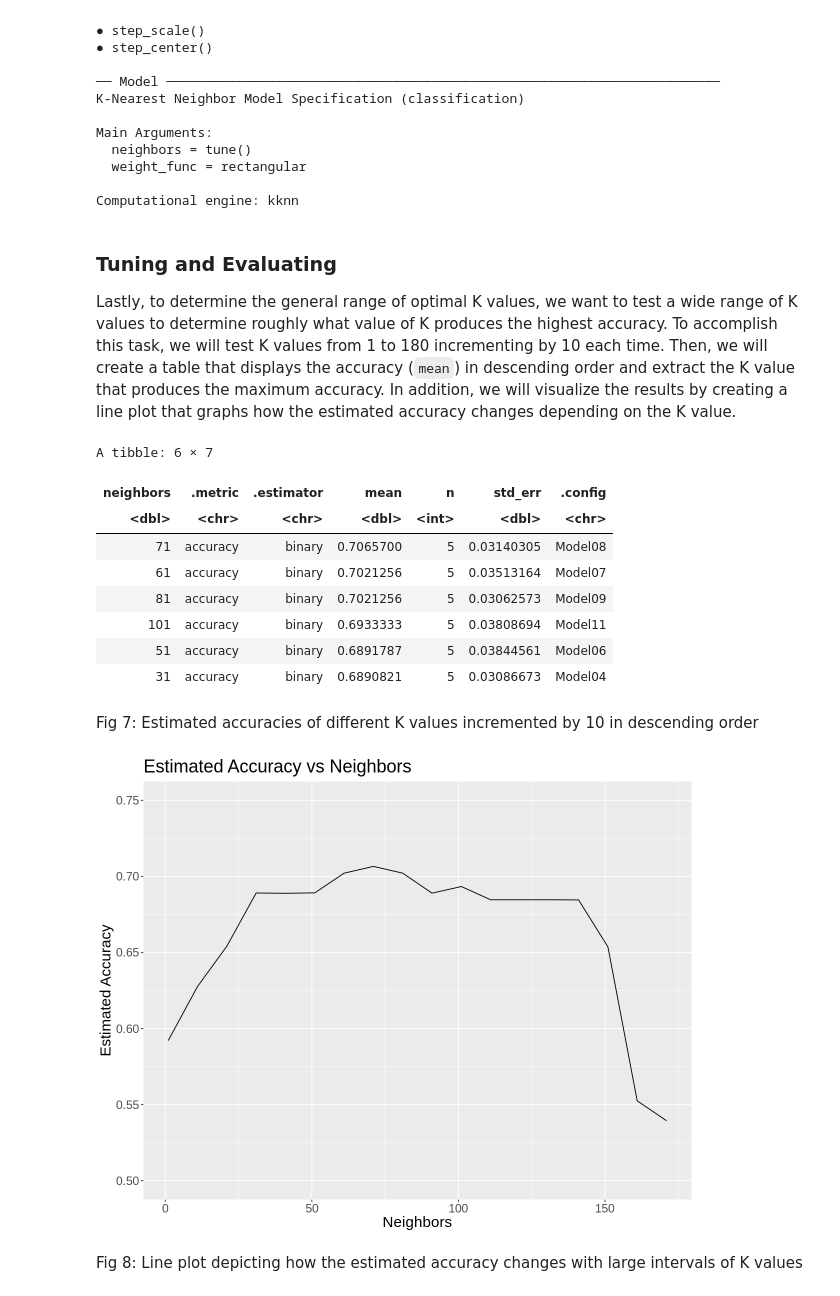
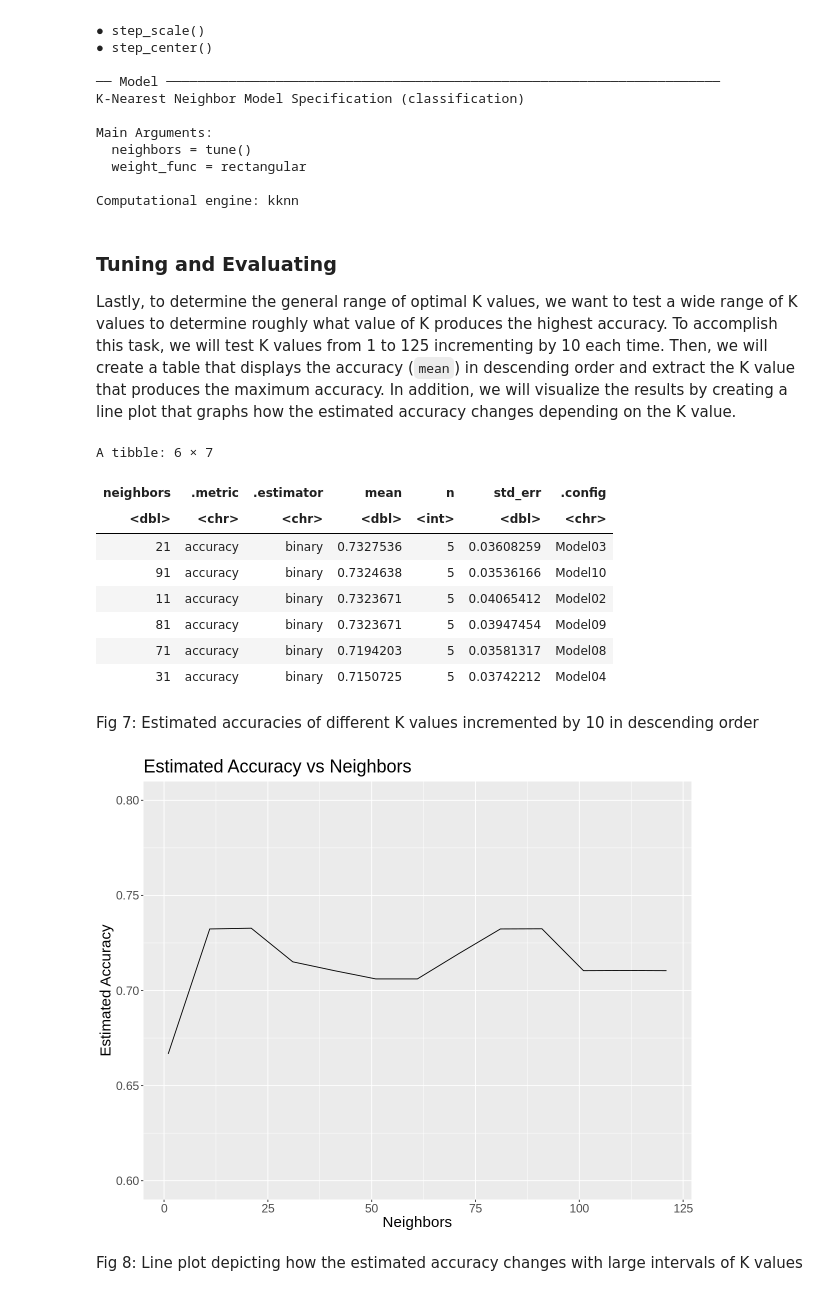
Before and after one commit to jamiema1/Predicting-Heart-Disease-with-KNN-Algorithm, a Jupyter notebook: final_report.ipynb, the cells around one changed output. Saved outputs shown, nothing was run; the diff lists cells and outputs as text; code cells hidden in the pictures.

```diff
--- a/final_report.ipynb
+++ b/final_report.ipynb
@@ -88,7 +106,7 @@ colnames(heart_data_raw) <- c("age", "sex", "cp", "trestbps", "chol", "fbs", "re
                           "slope", "ca", "thal", "Class")
 
 #selects the 5 predictors and class that will be used as well as converts the class into either 0 for value = 0 or 1 for values = [1-4]
-heart_data <- select(heart_data_raw, age, trestbps, chol, thalach, oldpeak, Class) %>%
+heart_data <- select(heart_data_raw, age, thalach, oldpeak, Class) %>%
     mutate(Class = case_when((Class == 0) ~ 0, (Class != 0) ~ 1)) %>%
     mutate(Class = as_factor(Class))
 
@@ -292,10 +305,10 @@ Main Arguments:
 Computational engine: kknn
 # %% [markdown]
 ### Tuning and Evaluating
-Lastly, to determine the general range of optimal K values, we want to test a wide range of K values to determine roughly what value of K produces the highest accuracy. To accomplish this task, we will test K values from 1 to 180 incrementing by 10 each time. Then, we will create a table that displays the accuracy (`mean`) in descending order and extract the K value that produces the maximum accuracy. In addition, we will visualize the results by creating a line plot that graphs how the estimated accuracy changes depending on the K value.
+Lastly, to determine the general range of optimal K values, we want to test a wide range of K values to determine roughly what value of K produces the highest accuracy. To accomplish this task, we will test K values from 1 to 125 incrementing by 10 each time. Then, we will create a table that displays the accuracy (`mean`) in descending order and extract the K value that produces the maximum accuracy. In addition, we will visualize the results by creating a line plot that graphs how the estimated accuracy changes depending on the K value.
 # %%
 #creates a sequence of K values that will be tested
-gridvals <- tibble(neighbors = seq(from = 1, to = 180, by = 10))
+gridvals <- tibble(neighbors = seq(from = 1, to = 125, by = 10))
 
 #performs the 5 fold cross validation over the given sequence of K values and outputs the data in descending order of accuracy
 heart_results_range <- heart_workflow %>%
@@ -308,26 +321,26 @@ head(heart_results_range)
 A tibble: 6 × 7
 | neighbors | .metric | .estimator | mean | n | std_err | .config |
 | <dbl> | <chr> | <chr> | <dbl> | <int> | <dbl> | <chr> |
-| 71 | accuracy | binary | 0.7065700 | 5 | 0.03140305 | Model08 |
-| 61 | accuracy | binary | 0.7021256 | 5 | 0.03513164 | Model07 |
-| 81 | accuracy | binary | 0.7021256 | 5 | 0.03062573 | Model09 |
-| 101 | accuracy | binary | 0.6933333 | 5 | 0.03808694 | Model11 |
-| 51 | accuracy | binary | 0.6891787 | 5 | 0.03844561 | Model06 |
-| 31 | accuracy | binary | 0.6890821 | 5 | 0.03086673 | Model04 |
+| 21 | accuracy | binary | 0.7327536 | 5 | 0.03608259 | Model03 |
+| 91 | accuracy | binary | 0.7324638 | 5 | 0.03536166 | Model10 |
+| 11 | accuracy | binary | 0.7323671 | 5 | 0.04065412 | Model02 |
+| 81 | accuracy | binary | 0.7323671 | 5 | 0.03947454 | Model09 |
+| 71 | accuracy | binary | 0.7194203 | 5 | 0.03581317 | Model08 |
+| 31 | accuracy | binary | 0.7150725 | 5 | 0.03742212 | Model04 |
 # %% [markdown]
 Fig 7: Estimated accuracies of different K values incremented by 10 in descending order
 # %%
 options(repr.plot.width = 10, repr.plot.height = 8)
 
 #plots the estimated accuracy vs K value
 accuracy_plot <- ggplot(heart_results_range, aes(x=neighbors, y= mean)) +
     geom_line() +
-    ylim(0.5,.75) +
+    ylim(0.6,.8) +
     labs(x="Neighbors", y = "Estimated Accuracy", title = "Estimated Accuracy vs Neighbors") +
     theme(text = element_text(size = 18))
 accuracy_plot
 # %% [output]
-[figure, old version]
+[figure, new version]
 # %% [markdown]
 Fig 8: Line plot depicting how the estimated accuracy changes with large intervals of K values
 # %%
```
Also changed, not shown: parts of 18 cells of this notebook.
